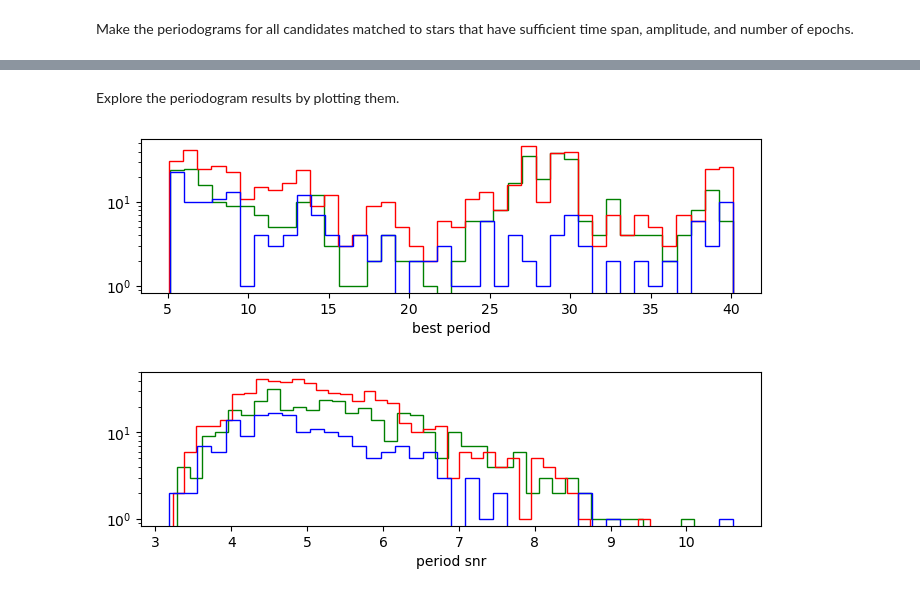
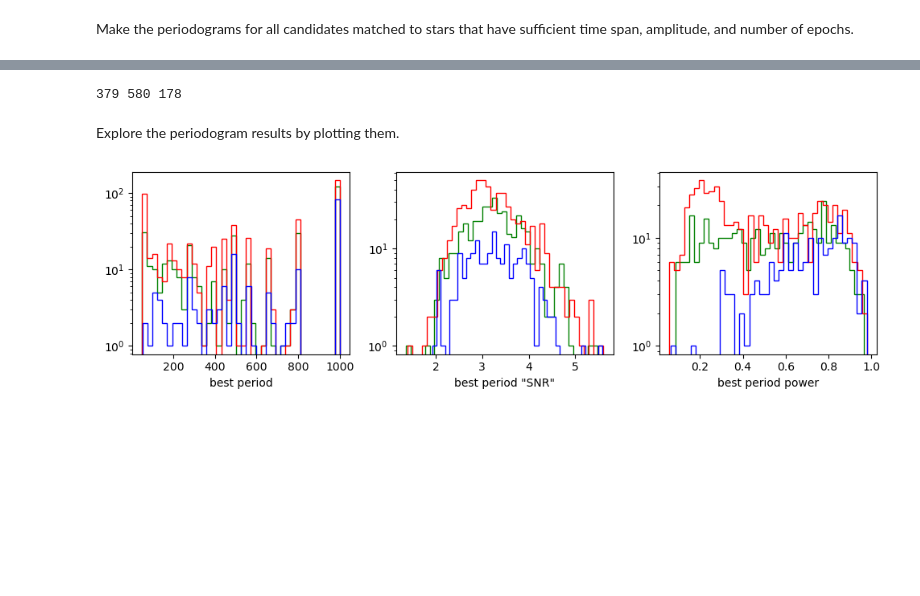
Before and after one commit to MelissaGraham/decam_ddf_tools, a Jupyter notebook: transients_science/stars/1_explore_stars.ipynb, the cells around one changed output, grey strips where cells are left out. Saved outputs shown, nothing was run; the diff lists cells and outputs as text; code cells hidden in the pictures; blank space fills up the shorter version.

```diff
--- a/transients_science/stars/1_explore_stars.ipynb
+++ b/transients_science/stars/1_explore_stars.ipynb
@@ -366,4 +502,4 @@ max_f = 1.0 / min_p
 # %% [markdown]
 Do the Lomb Scargle periodogram fit.
 # %%
-frequency, power = LombScargle(days * u.day, mags).autopower(minimum_frequency=min_f, maximum_frequency=max_f)
+# frequency, power = LombScargle(days * u.day, mags).autopower(minimum_frequency=min_f, maximum_frequency=max_f)
@@ -448,8 +576,8 @@ Go after longer duration variables.
 
 https://www.aanda.org/articles/aa/full_html/2014/06/aa23252-13/F14.html
 # %%
-min_p = 5.1 * u.day
-max_p = 40.1 * u.day
+min_p = 50.1 * u.day
+max_p = 1000.1 * u.day
 min_f = 1.0 / max_p
 max_f = 1.0 / min_p
 # %% [markdown]
@@ -512,28 +640,38 @@ elapsed:   4.3
+# %%
+gx = np.where(paramLC_Pbest_g > 0.0)[0]
+rx = np.where(paramLC_Pbest_r > 0.0)[0]
+ix = np.where(paramLC_Pbest_i > 0.0)[0]
+print(len(gx), len(rx), len(ix))
+del gx, rx, ix
+# %% [output]
+379 580 178
 # %% [markdown]
 Explore the periodogram results by plotting them.
 # %%
-plt.figure(figsize=(8, 2))
+fig, ax = plt.subplots(1, 3, figsize=(10, 3), sharex=False, sharey=False)
+
 gx = np.where(paramLC_Pbest_g > 0.0)[0]
 rx = np.where(paramLC_Pbest_r > 0.0)[0]
 ix = np.where(paramLC_Pbest_i > 0.0)[0]
-plt.hist(paramLC_Pbest_g[gx], bins=40, histtype='step', log=True, color=all_fcolors[0])
-plt.hist(paramLC_Pbest_r[rx], bins=40, histtype='step', log=True, color=all_fcolors[1])
-plt.hist(paramLC_Pbest_i[ix], bins=40, histtype='step', log=True, color=all_fcolors[2])
+
+ax[0].hist(paramLC_Pbest_g[gx], bins=40, histtype='step', log=True, color=all_fcolors[0])
+ax[0].hist(paramLC_Pbest_r[rx], bins=40, histtype='step', log=True, color=all_fcolors[1])
+ax[0].hist(paramLC_Pbest_i[ix], bins=40, histtype='step', log=True, color=all_fcolors[2])
+ax[0].set_xlabel('best period')
+
+ax[1].hist(paramLC_Psnr_g[gx], bins=40, histtype='step', log=True, color=all_fcolors[0])
+ax[1].hist(paramLC_Psnr_r[rx], bins=40, histtype='step', log=True, color=all_fcolors[1])
+ax[1].hist(paramLC_Psnr_i[ix], bins=40, histtype='step', log=True, color=all_fcolors[2])
+ax[1].set_xlabel('best period "SNR"')
+
+ax[2].hist(paramLC_Ppwr_g[gx], bins=40, histtype='step', log=True, color=all_fcolors[0])
+ax[2].hist(paramLC_Ppwr_r[rx], bins=40, histtype='step', log=True, color=all_fcolors[1])
+ax[2].hist(paramLC_Ppwr_i[ix], bins=40, histtype='step', log=True, color=all_fcolors[2])
+ax[2].set_xlabel('best period power')
+
+plt.tight_layout()
+plt.show()
+
 del gx, rx, ix
-plt.xlabel('best period')
-plt.show()
 # %% [output]
-[figure, old version]
+[figure, new version]
-# %%
-plt.figure(figsize=(8, 2))
-gx = np.where(paramLC_Psnr_g > 0.0)[0]
-rx = np.where(paramLC_Psnr_r > 0.0)[0]
-ix = np.where(paramLC_Psnr_i > 0.0)[0]
-plt.hist(paramLC_Psnr_g[gx], bins=40, histtype='step', log=True, color=all_fcolors[0])
-plt.hist(paramLC_Psnr_r[rx], bins=40, histtype='step', log=True, color=all_fcolors[1])
-plt.hist(paramLC_Psnr_i[ix], bins=40, histtype='step', log=True, color=all_fcolors[2])
-del gx, rx, ix
-plt.xlabel('period snr')
-plt.show()
-# %% [output]
-[figure, removed]
```
Also changed, not shown: parts of 51 cells of this notebook, 1 other file.
